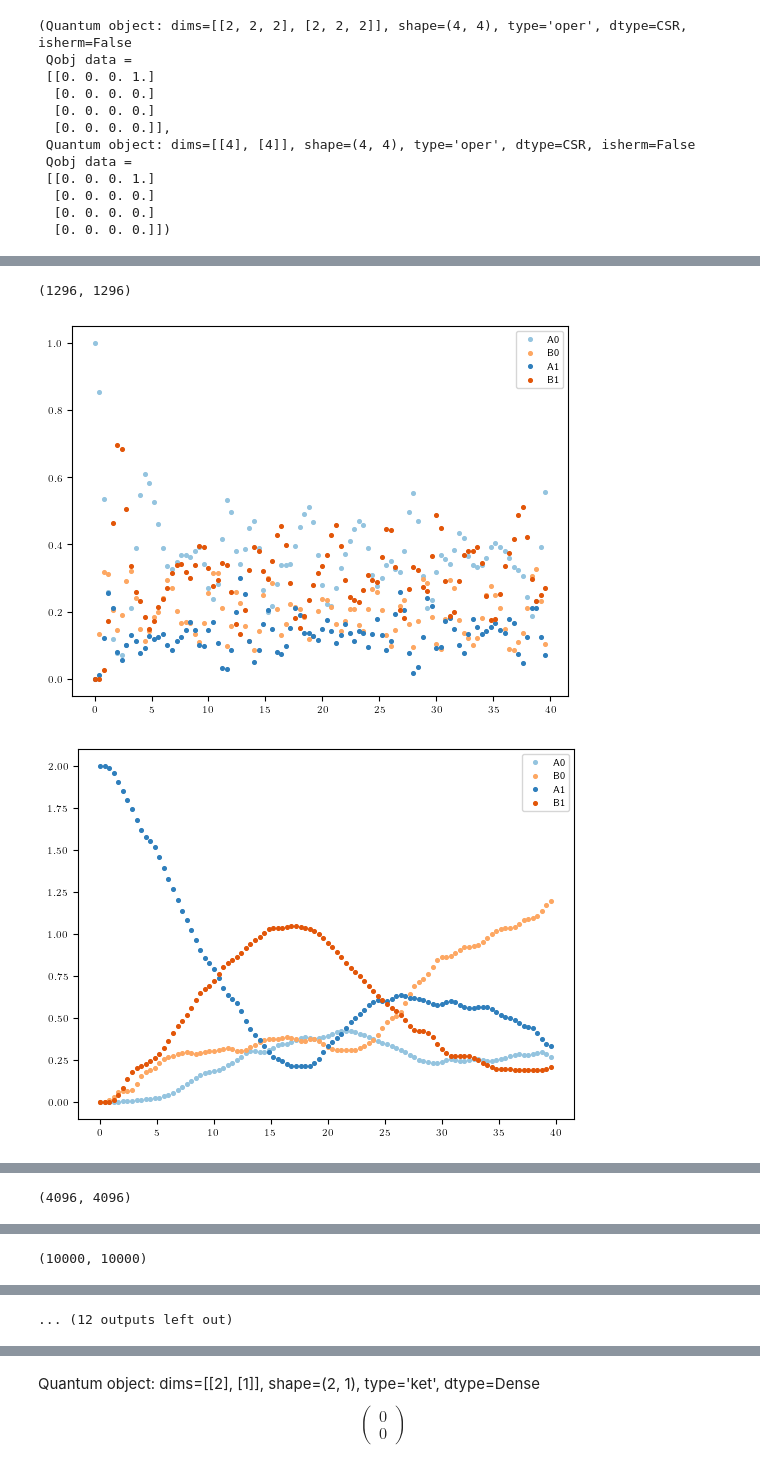
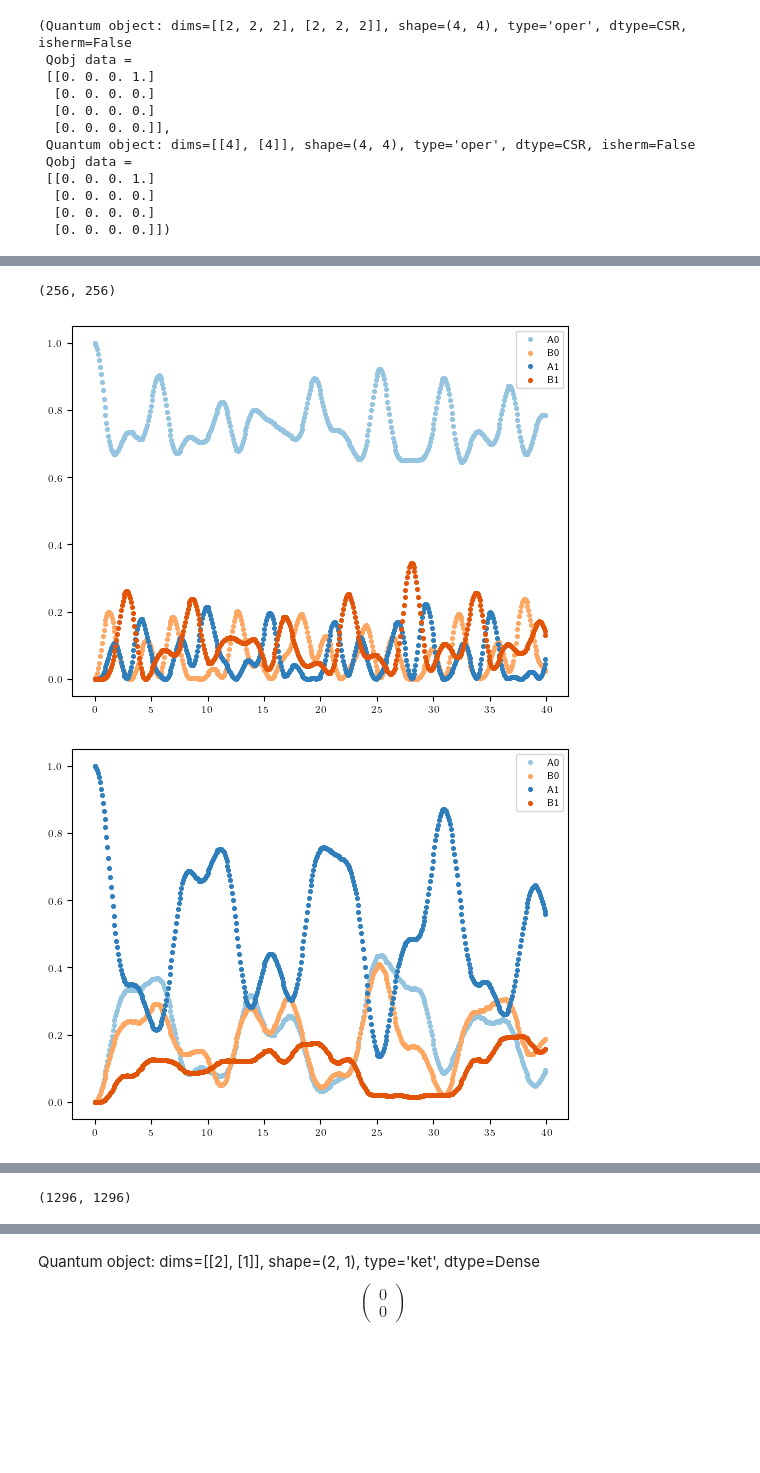
Before and after one commit to ChriGomm/master, a Jupyter notebook: numerics/thermal_phonons.ipynb, the cells around one changed output, grey strips where cells are left out. Cells and saved outputs as stored; diff of their text form; code cells hidden in the pictures; blank space fills up the shorter version.

```diff
--- a/numerics/thermal_phonons.ipynb
+++ b/numerics/thermal_phonons.ipynb
@@ -1365,8 +1395,8 @@ blue = cm.Blues
 d = np.array([0,1])
 
 
-tsteps = 100
-dt = 0.4
+tsteps = 500
+dt = 40/tsteps
 
 # tsteps = 800
 # dt = 400/tsteps
@@ -1384,9 +1414,9 @@ def thermal_phonon_generator(excitations,chain_length):
             states.append(state.copy())
 
     return states
-for l in range(2,8):
+for l in range(1,3):
     boson_number = l+1
-    Sys_full = full_dynamics(chain_length,boson_number=boson_number,a=a,d=d)
+    Sys_full = full_dynamics(chain_length,boson_number=boson_number,a=a,d=d,ph_scale=10)
     def Hamiltonian_spph_for_tevol(t):
         # b = a/2+(b0-a/2)*np.cos(2*np.pi*freq*t)
         # Delta = np.sin(2*np.pi*freq*t)
@@ -1449,3 +1479,3 @@ for l in range(2,8):
-(1296, 1296)
+(256, 256)
-[figure, old version]
+[figure, new version]
-[figure, old version]
+[figure, new version]
@@ -1453 +1483 @@ for l in range(2,8):
-(4096, 4096)
+(1296, 1296)
@@ -1457 +1485,0 @@ for l in range(2,8):
-(10000, 10000)
@@ -1460,4 +1486,3 @@ for l in range(2,8):
-... (12 outputs left out)
 # %%
 latticeA = np.zeros((2,chain_length//2+chain_length%2))
 latticeB = np.zeros((2,chain_length//2))
```
Also changed, not shown: parts of 15 cells of this notebook.
